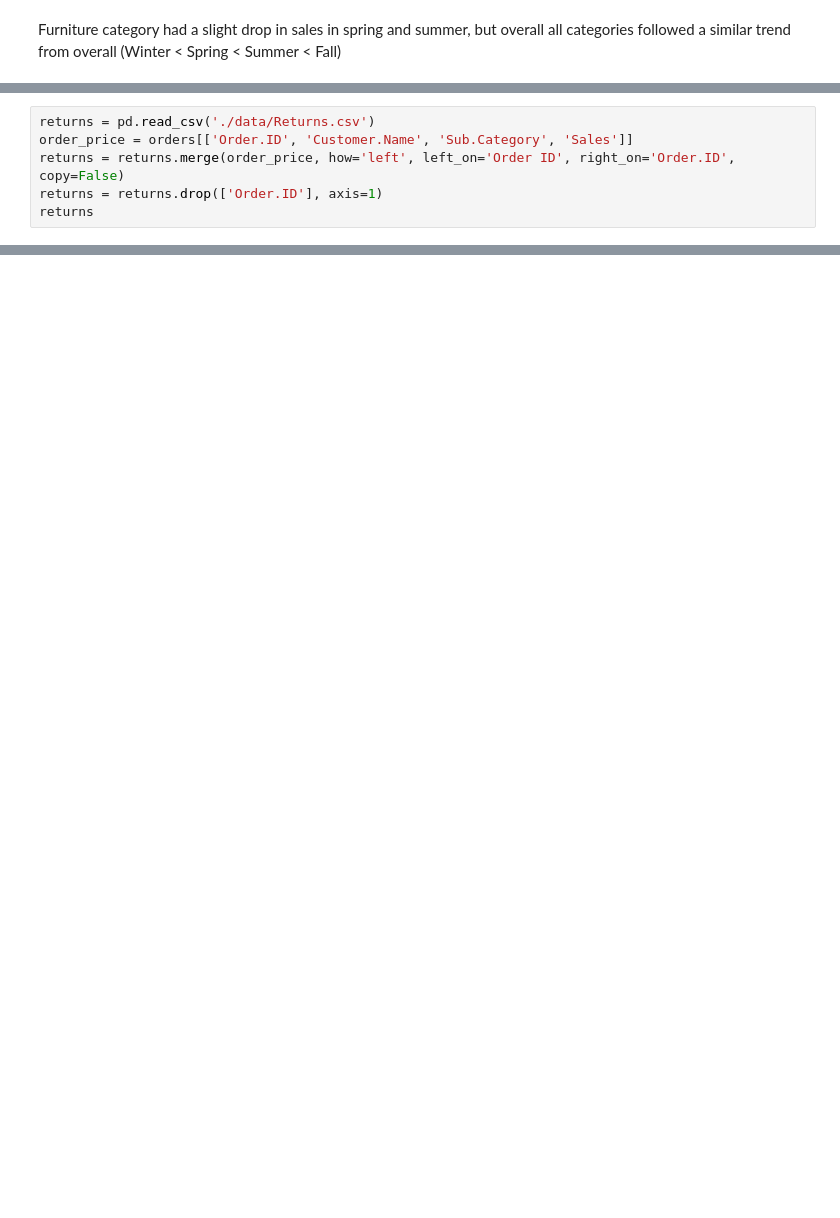
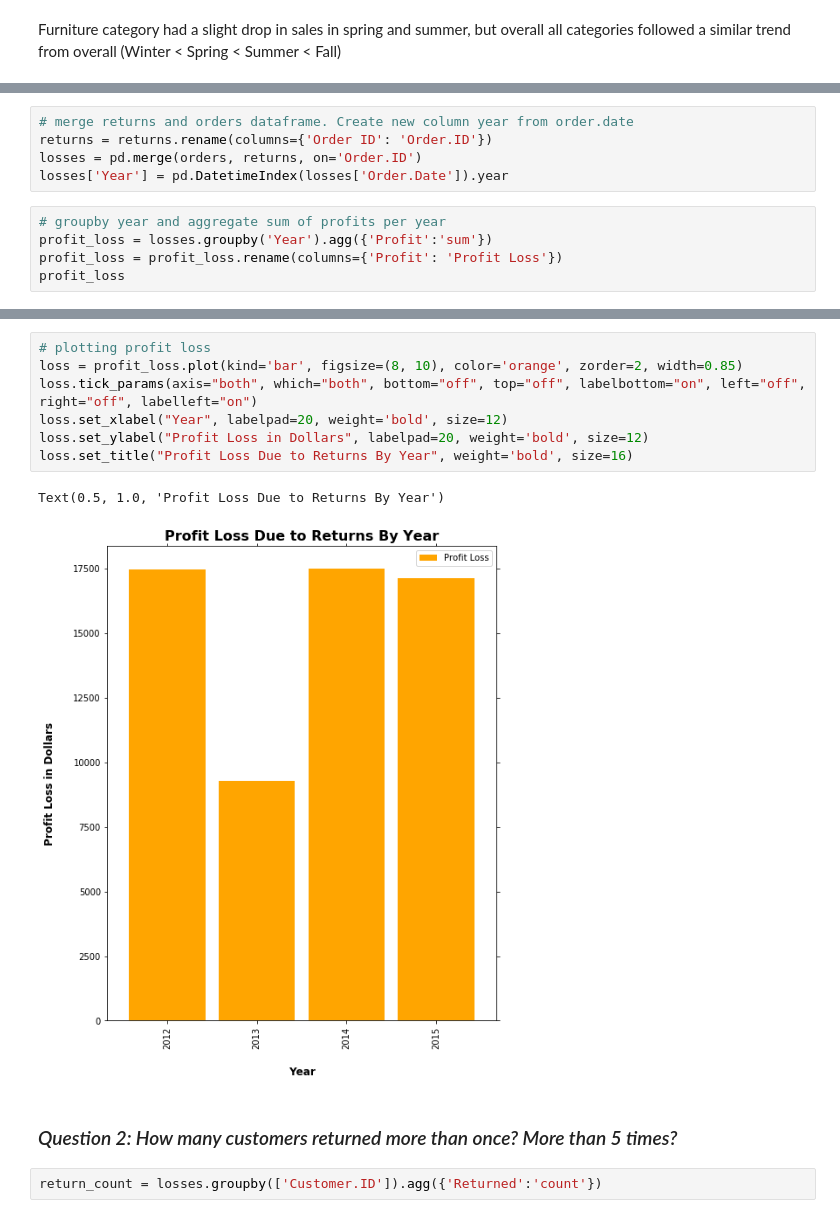
Before and after one commit to pathakg24/ml-learning-lab, a Jupyter notebook: ml_lab_stephen.ipynb, the cells around one changed output, grey strips where cells are left out. Cells and saved outputs as stored; diff of their text form; blank space fills up the shorter version.

```diff
--- a/ml_lab_stephen.ipynb
+++ b/ml_lab_stephen.ipynb
@@ -129,6 +93,0 @@ Name: Order.ID, dtype: object
-# %%
-returns = pd.read_csv('./data/Returns.csv')
-order_price = orders[['Order.ID', 'Customer.Name', 'Sub.Category', 'Sales']]
-returns = returns.merge(order_price, how='left', left_on='Order ID', right_on='Order.ID', copy=False)
-returns = returns.drop(['Order.ID'], axis=1)
-returns
@@ -204,0 +98,10 @@ The categories most likely to be returned are:
+# %%
+# merge returns and orders dataframe. Create new column year from order.date
+returns = returns.rename(columns={'Order ID': 'Order.ID'})
+losses = pd.merge(orders, returns, on='Order.ID')
+losses['Year'] = pd.DatetimeIndex(losses['Order.Date']).year
+# %%
+# groupby year and aggregate sum of profits per year
+profit_loss = losses.groupby('Year').agg({'Profit':'sum'})
+profit_loss = profit_loss.rename(columns={'Profit': 'Profit Loss'})
+profit_loss
@@ -204,0 +115,14 @@ The categories most likely to be returned are:
+# %%
+# plotting profit loss
+loss = profit_loss.plot(kind='bar', figsize=(8, 10), color='orange', zorder=2, width=0.85)
+loss.tick_params(axis="both", which="both", bottom="off", top="off", labelbottom="on", left="off", right="off", labelleft="on")
+loss.set_xlabel("Year", labelpad=20, weight='bold', size=12)
+loss.set_ylabel("Profit Loss in Dollars", labelpad=20, weight='bold', size=12)
+loss.set_title("Profit Loss Due to Returns By Year", weight='bold', size=16)
+# %% [output]
+Text(0.5, 1.0, 'Profit Loss Due to Returns By Year')
+[figure, added]
+# %% [markdown]
+### *Question 2: How many customers returned more than once? More than 5 times?*
+# %%
+return_count = losses.groupby(['Customer.ID']).agg({'Returned':'count'})
```
Also changed, not shown: parts of 63 cells of this notebook.
